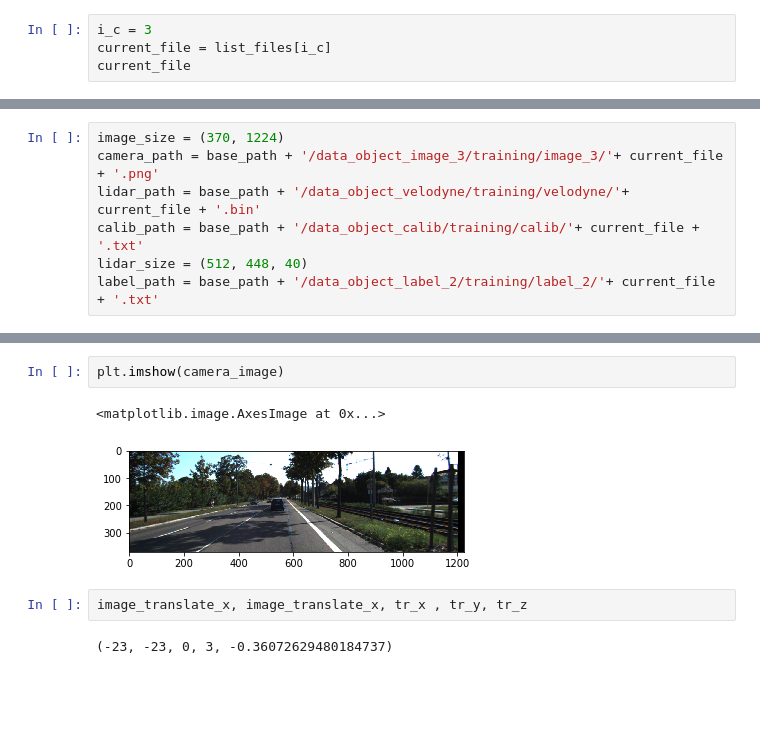
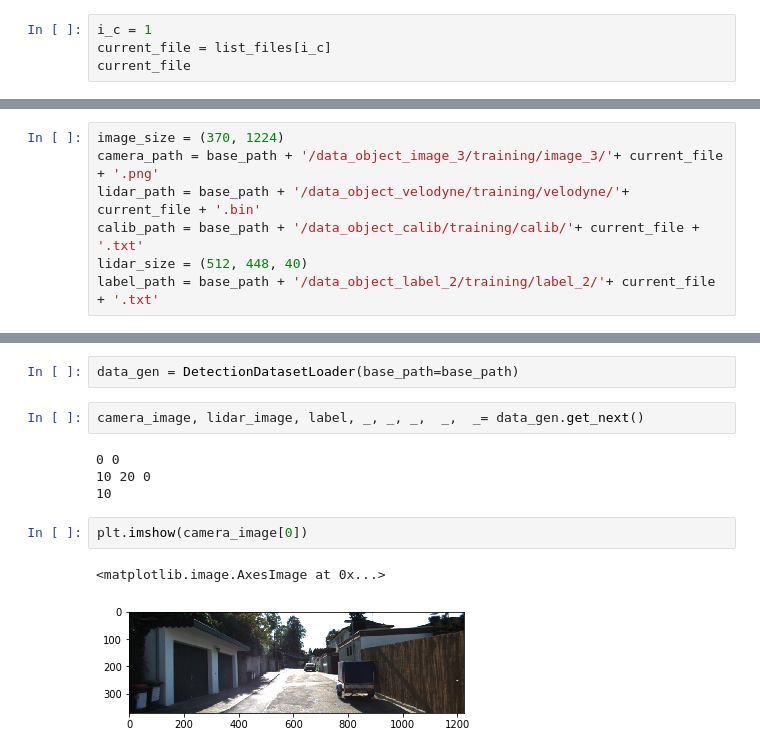
Before and after one commit to marmohamed/Multi-Modal-Fusion-For-3d-Object-Detection, a Jupyter notebook: src/Notebooks/Data Augmentation.ipynb, the cells around one changed output, grey strips where cells are left out. Saved outputs shown, nothing was run; the diff lists cells and outputs as text; blank space fills up the shorter version.

Commit message:
add data augmentation

```diff
--- a/src/Notebooks/Data Augmentation.ipynb
+++ b/src/Notebooks/Data Augmentation.ipynb
@@ -53,7 +53,7 @@ else:
             list_calib_paths = calib_paths[ln:final_sample]
             list_files = list_files[ln:final_sample]
 # %%
-i_c = 3
+i_c = 1
 current_file = list_files[i_c]
 current_file
 # %% [output]
@@ -322,12 +764,16 @@ camera_image = camera_image / 255.
+# %%
+data_gen = DetectionDatasetLoader(base_path=base_path)
+# %%
+camera_image, lidar_image, label, _, _, _,  _,  _= data_gen.get_next()
+# %% [output]
+0 0
+10 20 0
+10
 # %%
-plt.imshow(camera_image)
+plt.imshow(camera_image[0])
 # %% [output]
 <matplotlib.image.AxesImage at 0x...>
-[figure, old version]
+[figure, new version]
-# %%
-image_translate_x, image_translate_x, tr_x , tr_y, tr_z
-# %% [output]
-(-23, -23, 0, 3, -0.36072629480184737)
 # %%
 
 #groundtruth
```
Also changed, not shown: parts of 10 cells of this notebook, 1 other file.
